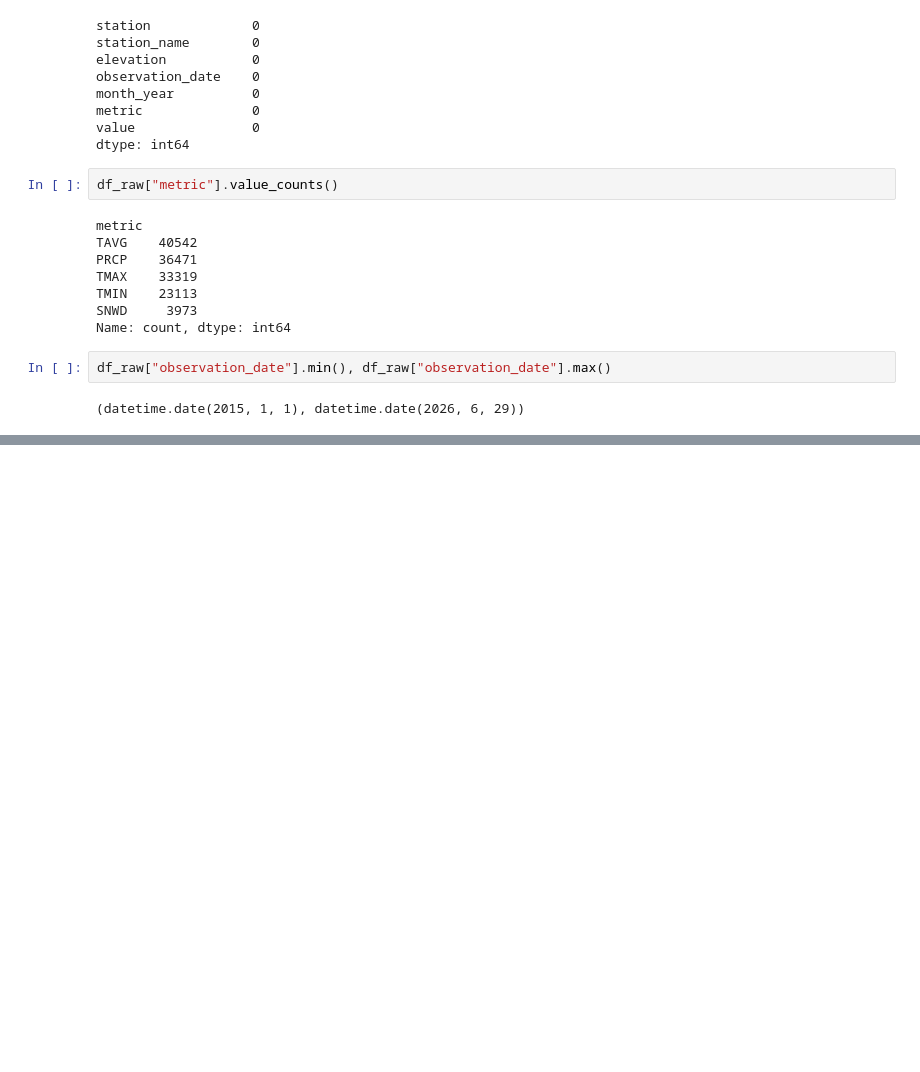
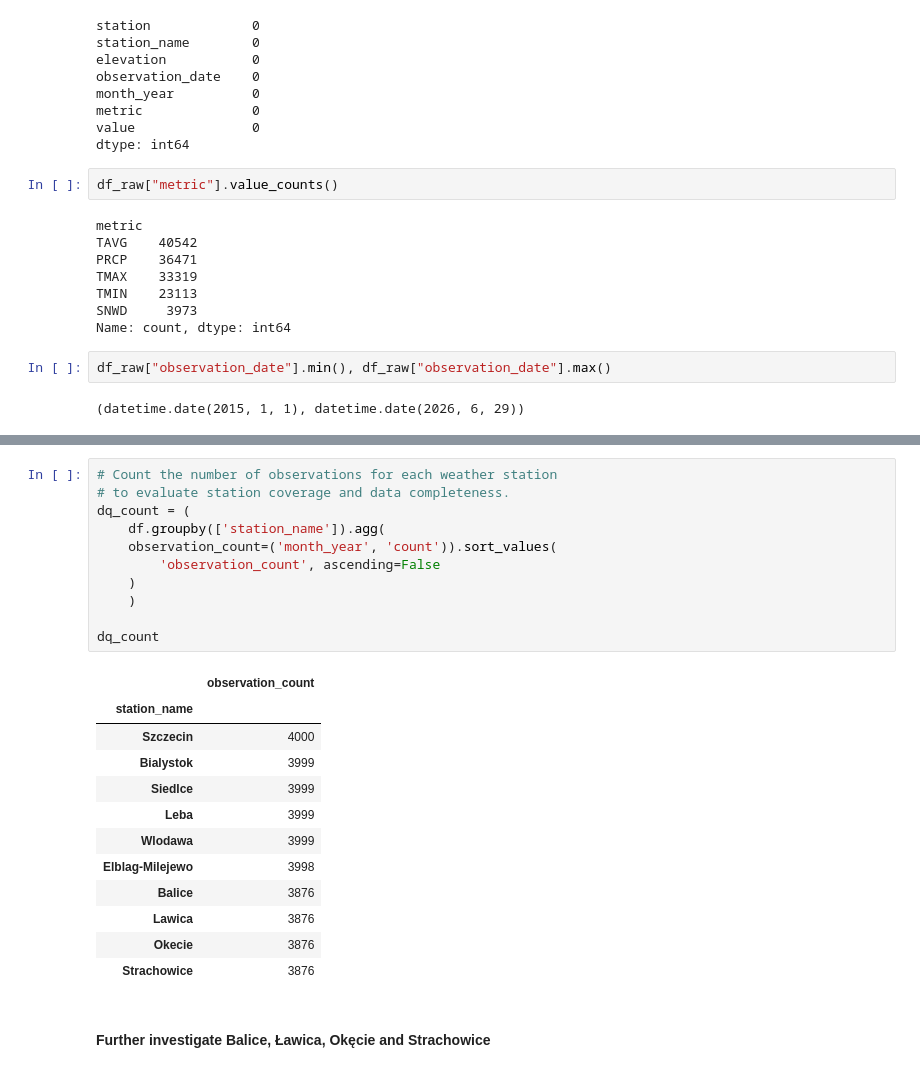
Before and after one commit to nerwuuus/data-toolkit, a Jupyter notebook: weather_data_processing/01_scripts/8_pandas_analysis.ipynb, the cells around one changed output, grey strips where cells are left out. Cells and saved outputs as stored; diff of their text form; blank space fills up the shorter version.

```diff
--- a/weather_data_processing/01_scripts/8_pandas_analysis.ipynb
+++ b/weather_data_processing/01_scripts/8_pandas_analysis.ipynb
@@ -156,0 +177,26 @@ avg_temp
+# %%
+# Count the number of observations for each weather station
+# to evaluate station coverage and data completeness.
+dq_count = (
+    df.groupby(['station_name']).agg(
+    observation_count=('month_year', 'count')).sort_values(
+        'observation_count', ascending=False
+    )
+    )
+
+dq_count
+# %% [output]
+|  | observation_count |
+| station_name |  |
+| Szczecin | 4000 |
+| Bialystok | 3999 |
+| Siedlce | 3999 |
+| Leba | 3999 |
+| Wlodawa | 3999 |
+| Elblag-Milejewo | 3998 |
+| Balice | 3876 |
+| Lawica | 3876 |
+| Okecie | 3876 |
+| Strachowice | 3876 |
+# %% [markdown]
+#### Further investigate Balice, Ławica, Okęcie and Strachowice
```
Also changed, not shown: parts of 15 cells of this notebook, 1 other file.
